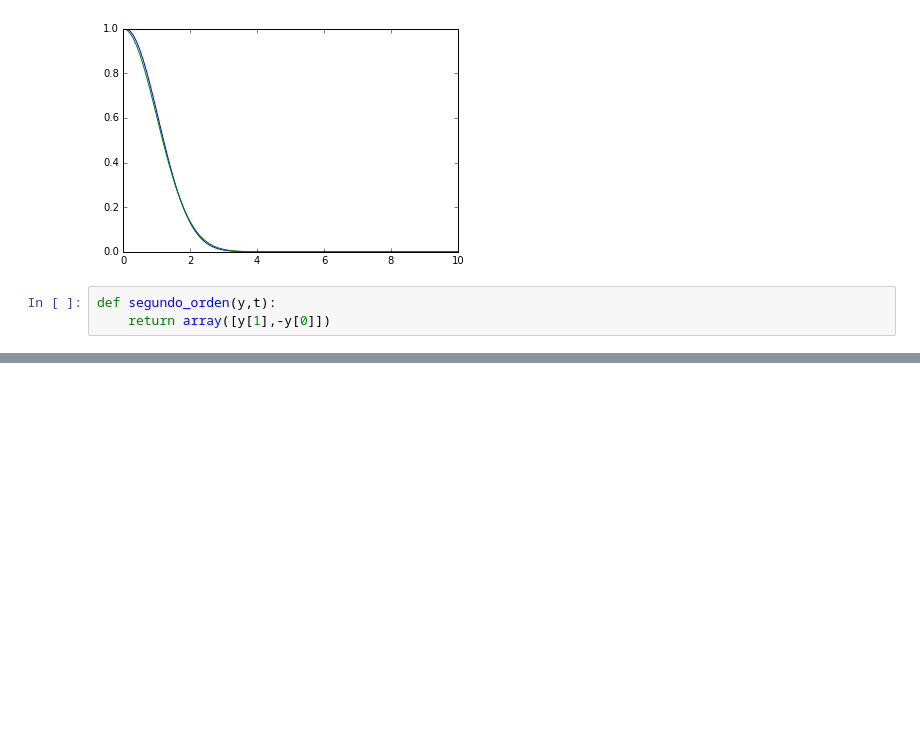
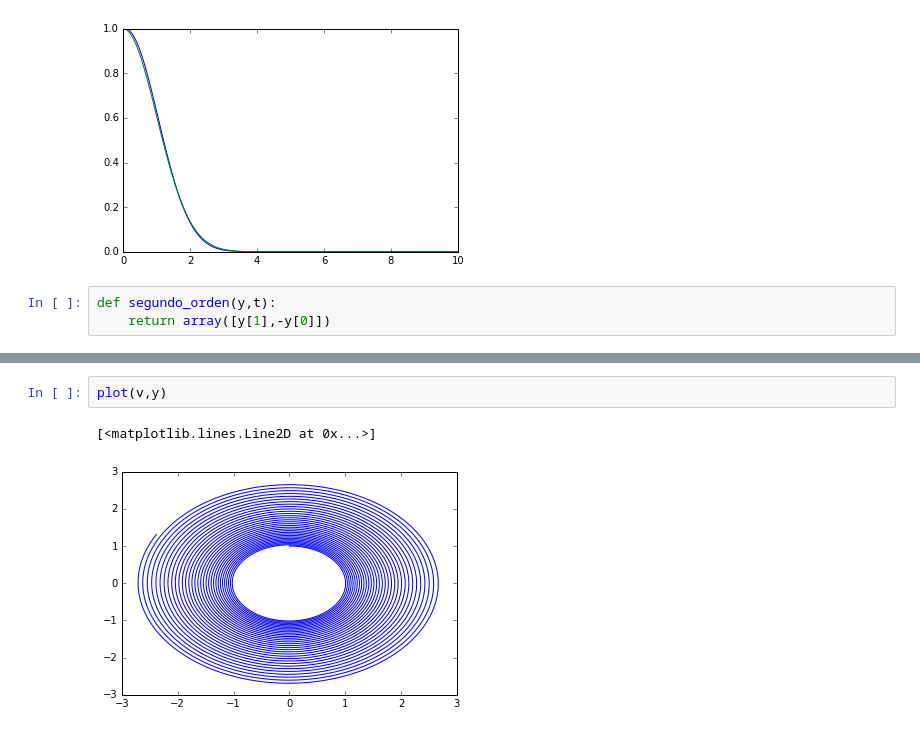
Before and after one commit to JavierMarmol/Integradores, a Jupyter notebook: Euler.ipynb, the cells around one changed output, grey strips where cells are left out. Drawn from its saved outputs; the diff is of its cells as text; blank space fills up the shorter version.

```diff
--- a/Euler.ipynb
+++ b/Euler.ipynb
@@ -59,0 +84,5 @@ ValueError: setting an array element with a sequence.
+# %%
+plot(v,y)
+# %% [output]
+[<matplotlib.lines.Line2D at 0x...>]
+[figure, added]
```
Also changed, not shown: parts of 3 cells of this notebook, 1 other file.
